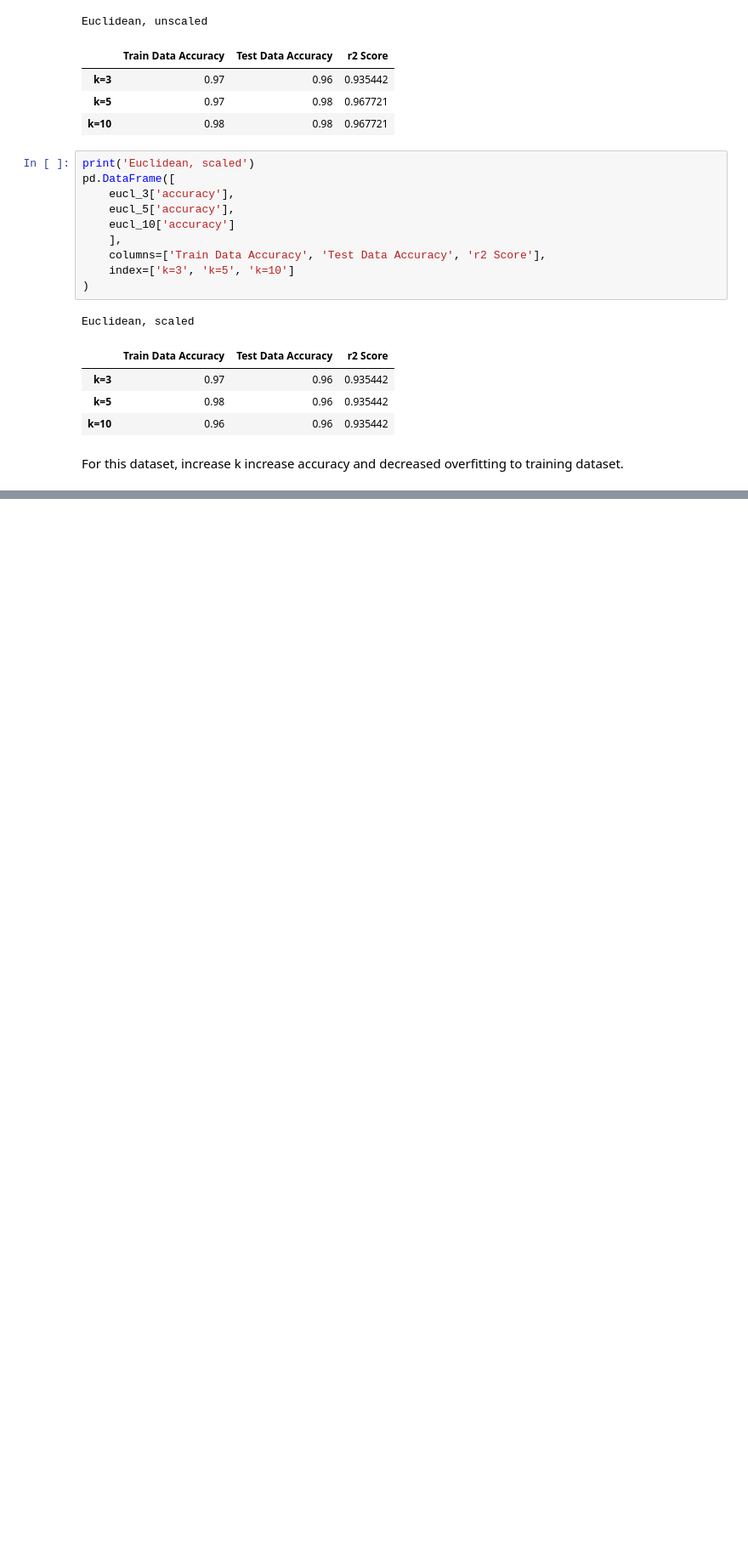
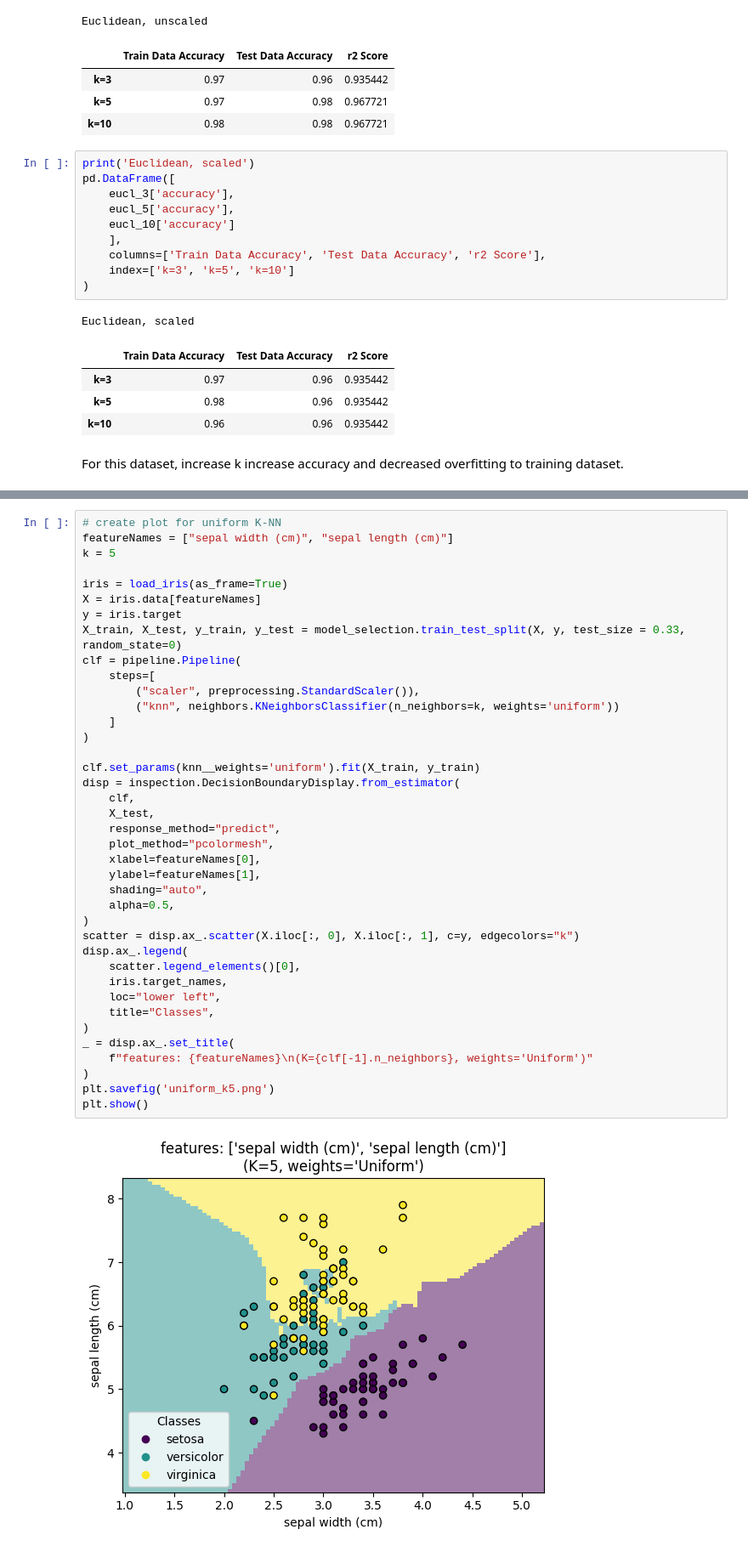
Before and after one commit to lgmueller/enpm808L, a Jupyter notebook: hw5/KNN-clustering.ipynb, the cells around one changed output, grey strips where cells are left out. Shown: that part at 85% size. Saved outputs shown, nothing was run; the diff lists cells and outputs as text; blank space fills up the shorter version.

```diff
--- a/hw5/KNN-clustering.ipynb
+++ b/hw5/KNN-clustering.ipynb
@@ -309,0 +349,41 @@ For this dataset, increase k increase accuracy and decreased overfitting to trai
+# %%
+# create plot for uniform K-NN
+featureNames = ["sepal width (cm)", "sepal length (cm)"]
+k = 5
+
+iris = load_iris(as_frame=True)
+X = iris.data[featureNames]
+y = iris.target
+X_train, X_test, y_train, y_test = model_selection.train_test_split(X, y, test_size = 0.33, random_state=0)
+clf = pipeline.Pipeline(
+    steps=[
+        ("scaler", preprocessing.StandardScaler()),
+        ("knn", neighbors.KNeighborsClassifier(n_neighbors=k, weights='uniform'))
+    ]
+)
+
+clf.set_params(knn__weights='uniform').fit(X_train, y_train)
+disp = inspection.DecisionBoundaryDisplay.from_estimator(
+    clf,
+    X_test,
+    response_method="predict",
+    plot_method="pcolormesh",
+    xlabel=featureNames[0],
+    ylabel=featureNames[1],
+    shading="auto",
+    alpha=0.5,
+)
+scatter = disp.ax_.scatter(X.iloc[:, 0], X.iloc[:, 1], c=y, edgecolors="k")
+disp.ax_.legend(
+    scatter.legend_elements()[0],
+    iris.target_names,
+    loc="lower left",
+    title="Classes",
+)
+_ = disp.ax_.set_title(
+    f"features: {featureNames}\n(K={clf[-1].n_neighbors}, weights='Uniform')"
+)
+plt.savefig('uniform_k5.png')
+plt.show()
+# %% [output]
+[figure, added]
```
Also changed, not shown: parts of 8 cells of this notebook, 9 other files.
